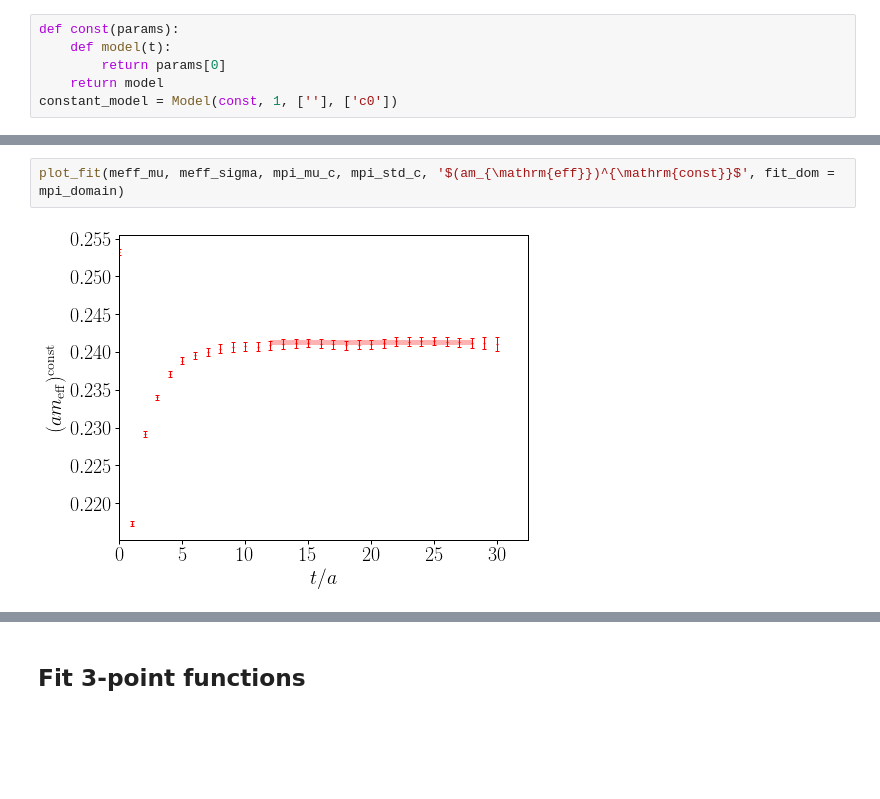
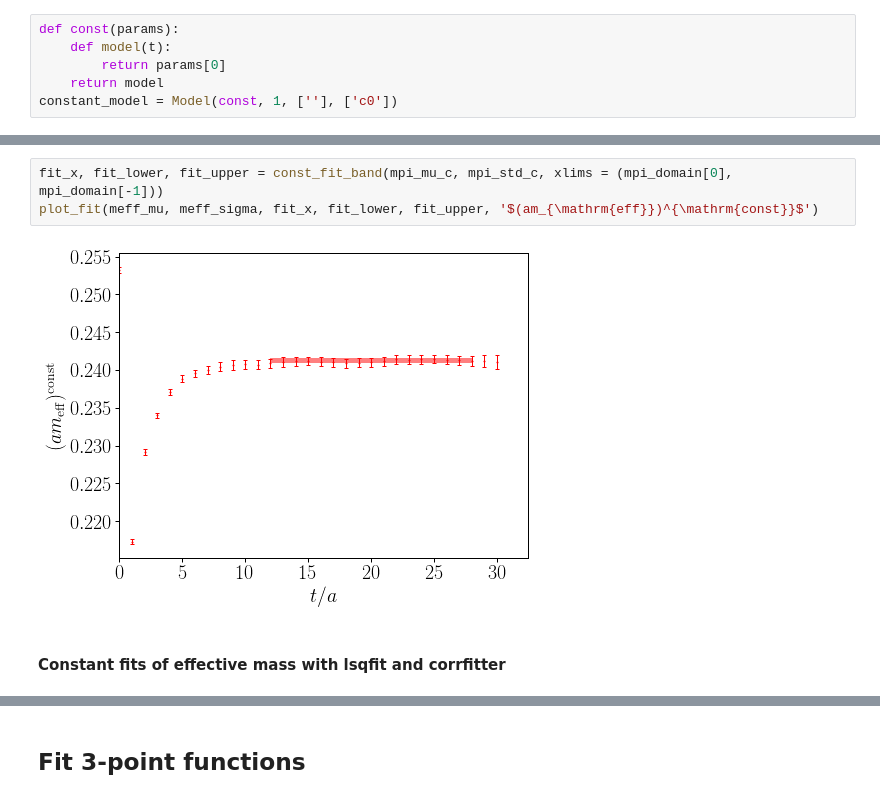
Before and after one commit to poare/lqcd, a Jupyter notebook: 0nubb/python_scripts/Excited_State_Fits.ipynb, the cells around one changed output, grey strips where cells are left out. Drawn from its saved outputs; the diff is of its cells as text; blank space fills up the shorter version.

```diff
--- a/0nubb/python_scripts/Excited_State_Fits.ipynb
+++ b/0nubb/python_scripts/Excited_State_Fits.ipynb
@@ -221,4 +260,7 @@ Mpi = 0.24125(38) with chi^2 / ndof = 1.445793315314252
-# %%
-plot_fit(meff_mu, meff_sigma, mpi_mu_c, mpi_std_c, '$(am_{\mathrm{eff}})^{\mathrm{const}}$', fit_dom = mpi_domain)
-# %% [output]
-[figure, removed]
+# %%
+fit_x, fit_lower, fit_upper = const_fit_band(mpi_mu_c, mpi_std_c, xlims = (mpi_domain[0], mpi_domain[-1]))
+plot_fit(meff_mu, meff_sigma, fit_x, fit_lower, fit_upper, '$(am_{\mathrm{eff}})^{\mathrm{const}}$')
+# %% [output]
+[figure, added]
+# %% [markdown]
+#### Constant fits of effective mass with lsqfit and corrfitter
```
Also changed, not shown: parts of 45 cells of this notebook, 2 other files.
